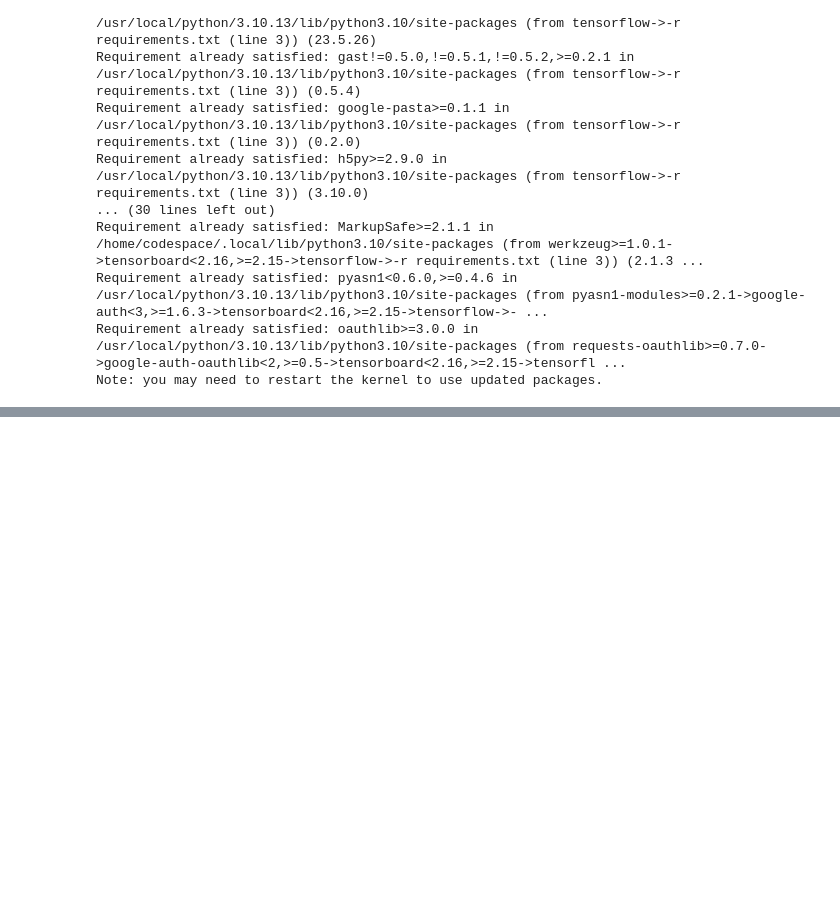
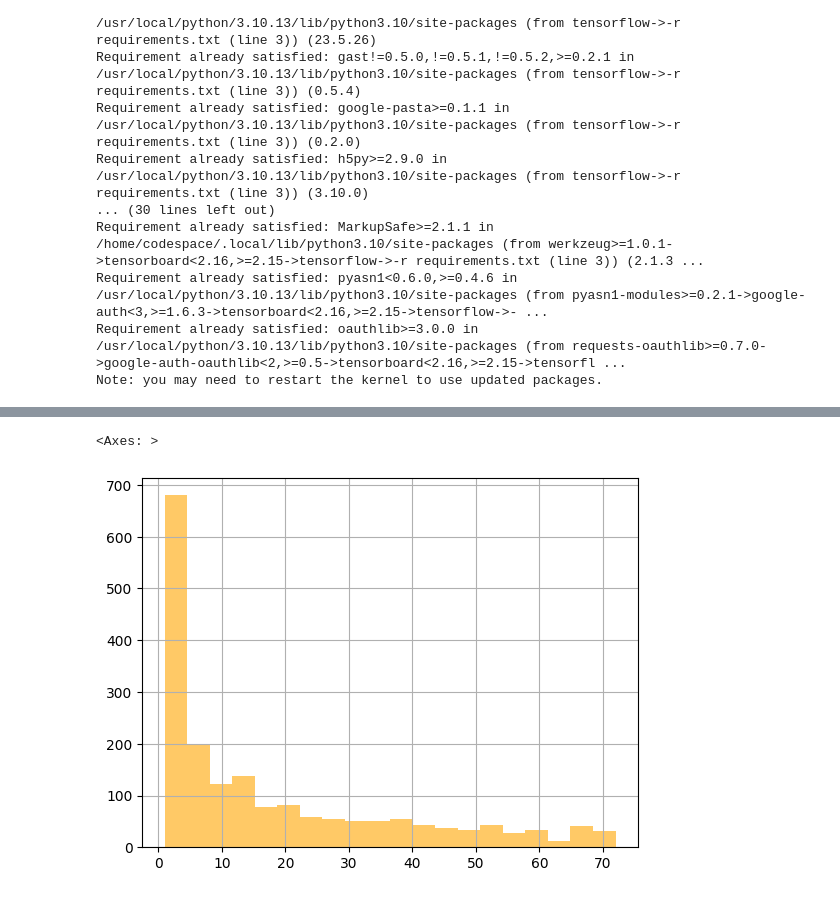
Before and after one commit to quantumdeepak/git_practice, a Jupyter notebook: prectice_1.ipynb, the cells around one changed output, grey strips where cells are left out. Drawn from its saved outputs; the diff is of its cells as text; code cells hidden in the pictures; blank space fills up the shorter version.

```diff
--- a/prectice_1.ipynb
+++ b/prectice_1.ipynb
@@ -20,0 +142,6 @@ Note: you may need to restart the kernel to use updated packages.
+# %%
+## Data Visualization
+df1[df1.Churn=='Yes'].tenure.hist(bins=20,alpha=0.6,color='orange',label='Churn=Yes')
+# %% [output]
+<Axes: >
+[figure, added]
```
Also changed, not shown: parts of 41 cells of this notebook, 1 other file.
